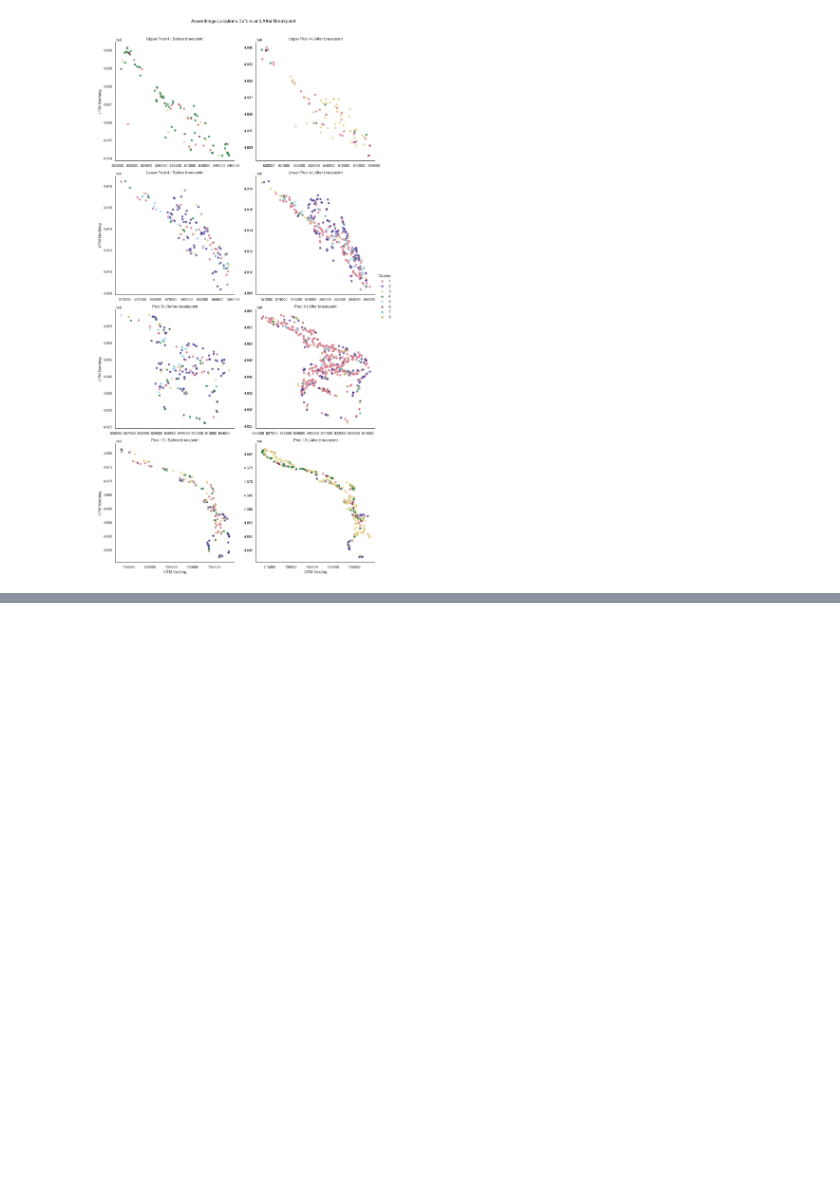
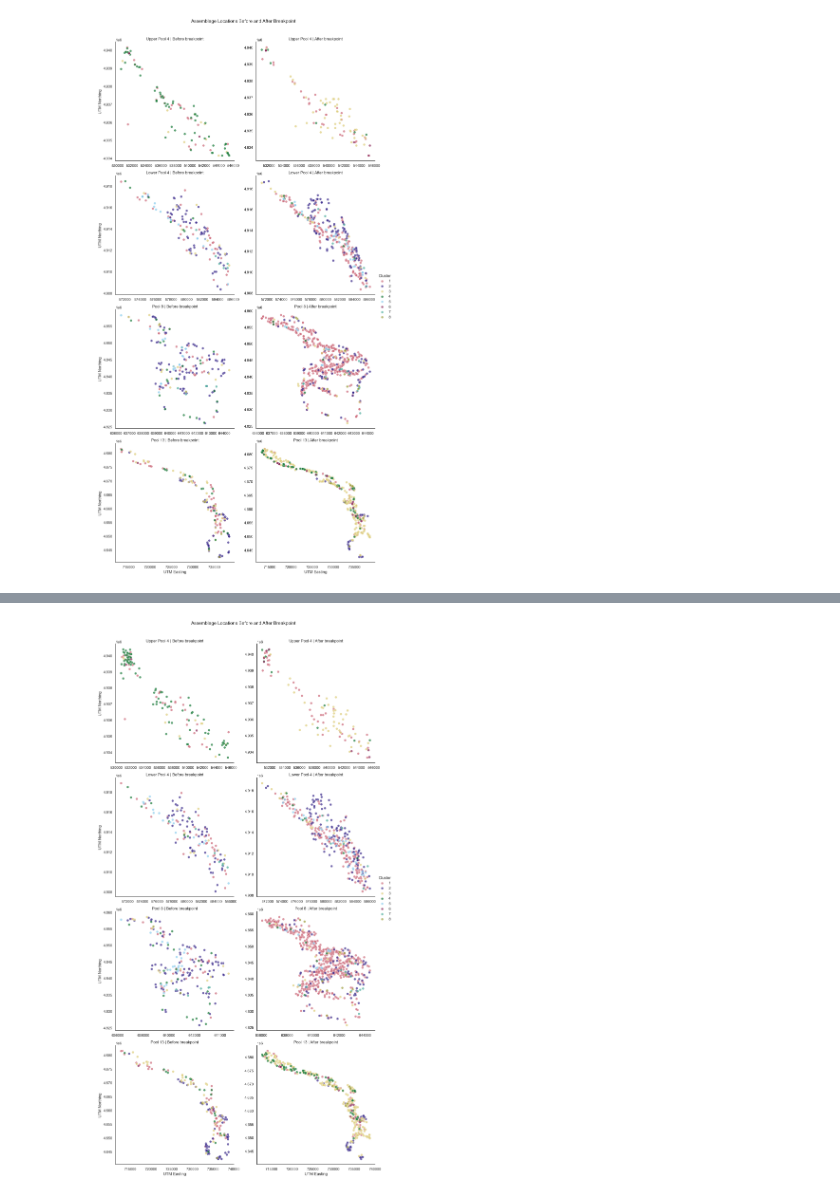
Before and after one commit to jppeirce/ltrm_fish, a Jupyter notebook: 3cluster_visualization.ipynb, the cells around one changed output, grey strips where cells are left out. Saved outputs shown, nothing was run; the diff lists cells and outputs as text; code cells hidden in the pictures; blank space fills up the shorter version.

Commit message:
jitter spatial

```diff
--- a/3cluster_visualization.ipynb
+++ b/3cluster_visualization.ipynb
@@ -714,0 +717,83 @@ g.figure.savefig('assemblage_location_break.jpg', dpi=300, bbox_inches='tight')
+# %%
+# Find the cluster with the largest count
+cluster_sizes = df_explore['cluster'].value_counts()
+largest_cluster = df_explore['cluster'].value_counts().idxmax()
+unique_clusters = sorted(df_explore['cluster'].unique())
+
+# Ensure cluster dtype matches between df_explore and segmented_results_df to avoid merge errors
+if 'cluster' in segmented_results_df.columns:
+    target_dtype = df_explore['cluster'].dtype
+    if segmented_results_df['cluster'].dtype != target_dtype:
+        # If df_explore cluster is integer-like, cast segmented_results_df cluster to int
+        if np.issubdtype(target_dtype, np.integer):
+            segmented_results_df = segmented_results_df.copy()
+            segmented_results_df['cluster'] = segmented_results_df['cluster'].astype(int)
+        else:
+            # otherwise cast to the same dtype as df_explore
+            segmented_results_df = segmented_results_df.copy()
+            segmented_results_df['cluster'] = segmented_results_df['cluster'].astype(target_dtype)
+
+# Merge breakpoint data with df_explore
+df_with_breakpoints = df_explore.merge(
+    segmented_results_df[['mode_pool', 'cluster', 'breakpoint_year']],
+    on=['mode_pool', 'cluster'],
+    how='left'
+)
+
+# Create before/after period column
+def assign_period(row):
+    if pd.isna(row['breakpoint_year']):
+        return 'No breakpoint'
+    elif row['year'] <= row['breakpoint_year']:
+        return 'Before breakpoint'
+    else:
+        return 'After breakpoint'
+
+df_with_breakpoints['period'] = df_with_breakpoints.apply(assign_period, axis=1)
+
+# Define clusters to include (use highlight_clusters which is a list)
+clusters_to_plot = highlight_clusters  # [1, 2, 3, 4, 5, 6, 7, 8]
+
+# Filter to desired pools and clusters
+df_filtered = df_with_breakpoints[
+    (df_with_breakpoints['mode_pool'].isin(desired_order)) &
+    (df_with_breakpoints['cluster'].isin(clusters_to_plot)) &
+    (df_with_breakpoints['period'] != 'No breakpoint')
+].copy()
+
+# Add jitter to UTM coordinates
+# Adjust jitter_amount based on your coordinate scale (UTM is in meters)
+jitter_amount = 500  # 500 meters of jitter
+np.random.seed(42)  # For reproducibility
+df_filtered['utm_e_jitter'] = df_filtered['utm_e'] + np.random.uniform(-jitter_amount, jitter_amount, len(df_filtered))
+df_filtered['utm_n_jitter'] = df_filtered['utm_n'] + np.random.uniform(-jitter_amount, jitter_amount, len(df_filtered))
+
+# Set categorical order for mode_pool
+df_filtered['mode_pool'] = pd.Categorical(
+    df_filtered['mode_pool'],
+    categories=desired_order,
+    ordered=True
+)
+
+# Create FacetGrid with row=mode_pool, col=period
+g = sns.FacetGrid(
+    df_filtered,
+    row="mode_pool",
+    col="period",
+    hue="cluster",
+    palette=color_map,
+    height=6,
+    aspect=1,
+    sharex=False,
+    sharey=False
+)
+g.map_dataframe(sns.scatterplot, x="utm_e_jitter", y="utm_n_jitter", alpha=0.7, s=50)
+g.add_legend(title="Cluster")
+g.set_axis_labels("UTM Easting", "UTM Northing")
+g.set_titles(row_template="{row_name}", col_template="{col_name}")
+g.figure.subplots_adjust(top=.94)
+g.figure.suptitle("Assemblage Locations Before and After Breakpoint", fontsize=14)
+plt.show()
+g.figure.savefig('assemblage_location_break.jpg', dpi=300, bbox_inches='tight')
+# %% [output]
+[figure, added]
```
Also changed, not shown: parts of 2 cells of this notebook, 4 other files.
